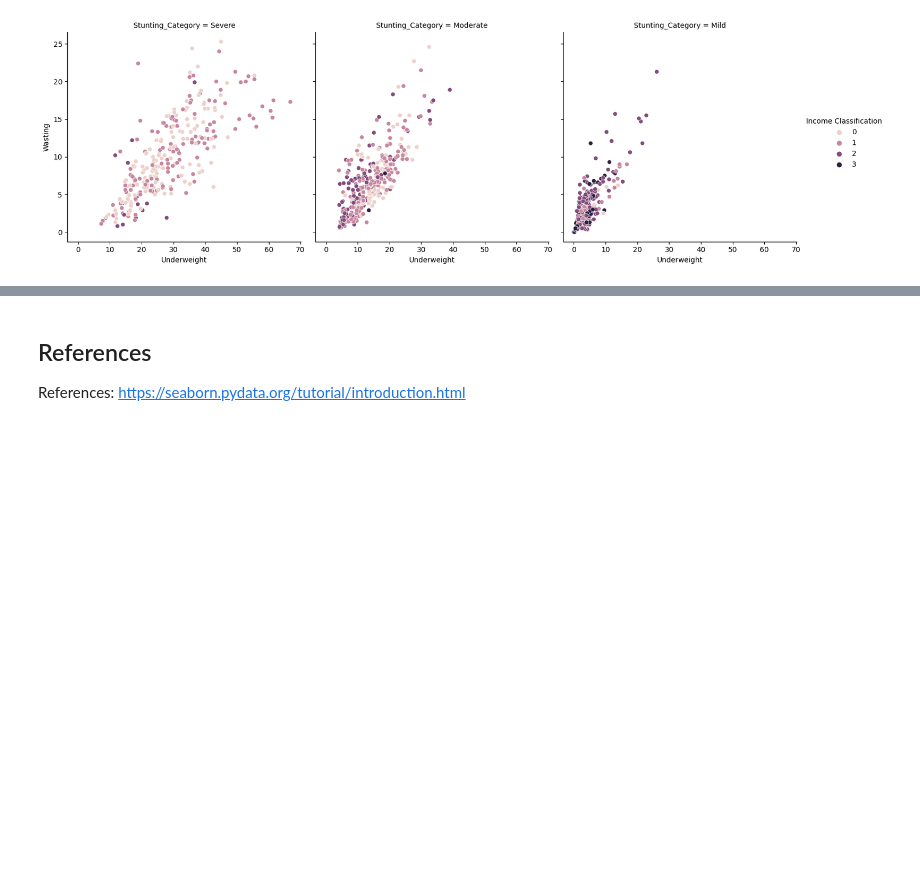
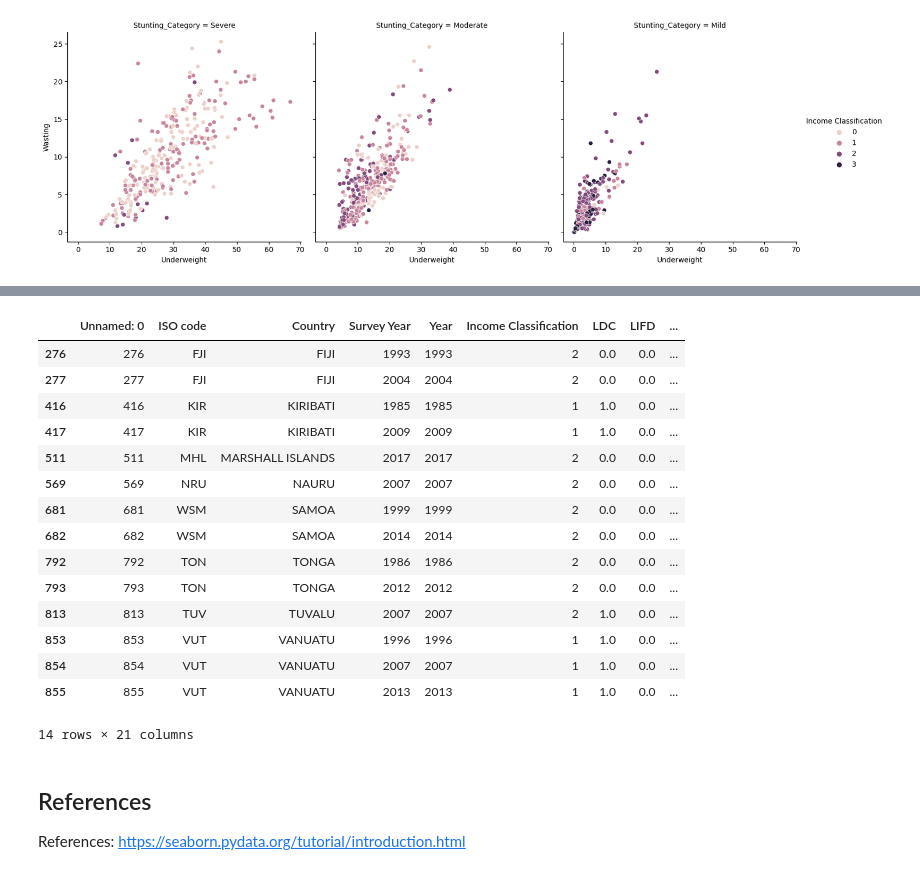
Before and after one commit to nvelardi/StuntedGrowthTuvalu, a Jupyter notebook: index2.ipynb, the cells around one changed output, grey strips where cells are left out. Drawn from its saved outputs; the diff is of its cells as text; code cells hidden in the pictures; blank space fills up the shorter version.

```diff
--- a/index2.ipynb
+++ b/index2.ipynb
@@ -162,3 +161,23 @@ sns.relplot(
+# %%
+df1 = df[(df['Country'] == "TUVALU") | (df['Country']=="KIRIBATI") | (df['Country']=="FIJI") | (df['Country']=="MARSHALL ISLANDS") | (df['Country']=="WALLIS AND FUTUNA") | (df['Country']=="TONGA") | (df['Country']=="SOLOMAN ISLANDS") | (df['Country']=="VANUATU") | (df['Country']=="SAMOA") | (df['Country']=="PALAU") | (df['Country']=="NEW ZEALAND") | (df['Country']=="NEW CALEDONIA") | (df['Country']=="NAURU") | (df['Country']=="FRENCH POLYNESIA") | (df['Country']=="NORTHERN MARIANA ISLANDS") | (df['Country']=="MICRONESIA") | (df['Country']=="COOK ISLANDS")]
+df1
+# %% [output]
+|  | Unnamed: 0 | ISO code | Country | Survey Year | Year | Income Classification | LDC | LIFD | ... |
+| 276 | 276 | FJI | FIJI | 1993 | 1993 | 2 | 0.0 | 0.0 | ... |
+| 277 | 277 | FJI | FIJI | 2004 | 2004 | 2 | 0.0 | 0.0 | ... |
+| 416 | 416 | KIR | KIRIBATI | 1985 | 1985 | 1 | 1.0 | 0.0 | ... |
+| 417 | 417 | KIR | KIRIBATI | 2009 | 2009 | 1 | 1.0 | 0.0 | ... |
+| 511 | 511 | MHL | MARSHALL ISLANDS | 2017 | 2017 | 2 | 0.0 | 0.0 | ... |
+| 569 | 569 | NRU | NAURU | 2007 | 2007 | 2 | 0.0 | 0.0 | ... |
+| 681 | 681 | WSM | SAMOA | 1999 | 1999 | 2 | 0.0 | 0.0 | ... |
+| 682 | 682 | WSM | SAMOA | 2014 | 2014 | 2 | 0.0 | 0.0 | ... |
+| 792 | 792 | TON | TONGA | 1986 | 1986 | 2 | 0.0 | 0.0 | ... |
+| 793 | 793 | TON | TONGA | 2012 | 2012 | 2 | 0.0 | 0.0 | ... |
+| 813 | 813 | TUV | TUVALU | 2007 | 2007 | 2 | 1.0 | 0.0 | ... |
+| 853 | 853 | VUT | VANUATU | 1996 | 1996 | 1 | 1.0 | 0.0 | ... |
+| 854 | 854 | VUT | VANUATU | 2007 | 2007 | 1 | 1.0 | 0.0 | ... |
+| 855 | 855 | VUT | VANUATU | 2013 | 2013 | 1 | 1.0 | 0.0 | ... |
+14 rows × 21 columns
 # %% [markdown]
 ## References
 
```
Also changed, not shown: parts of 3 cells of this notebook.
